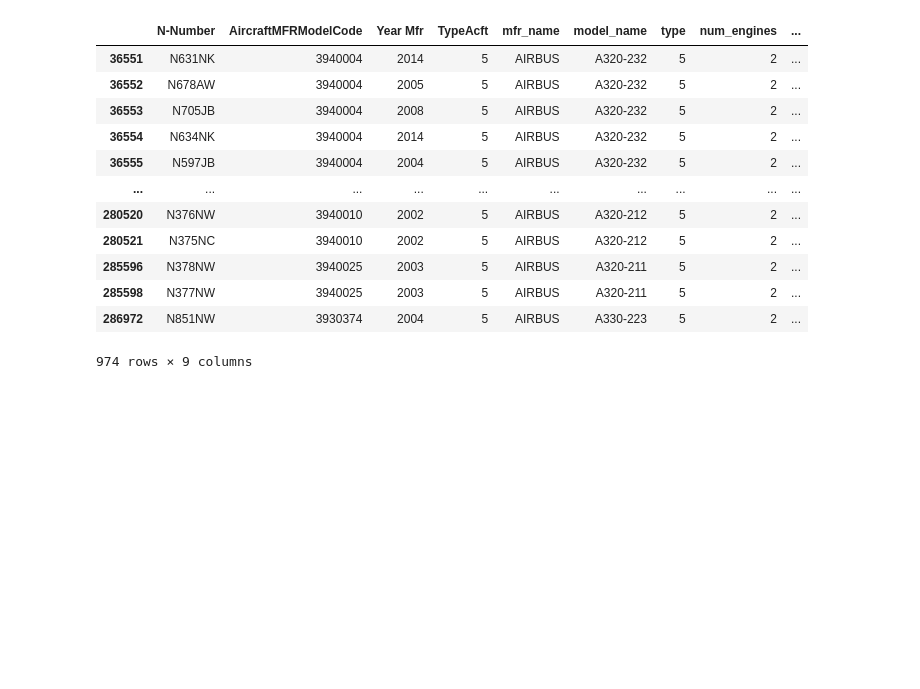
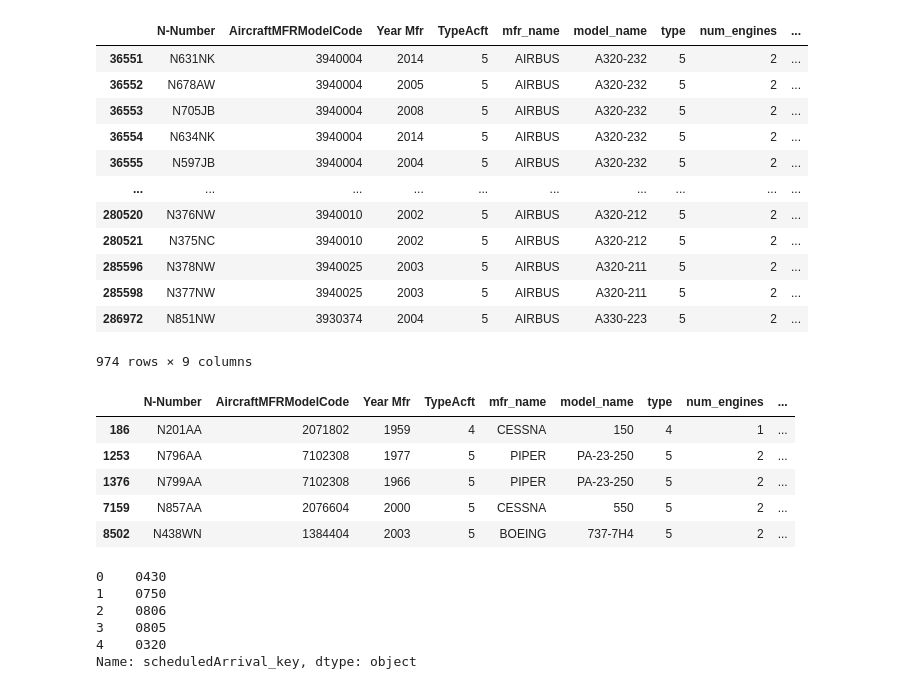
Before and after one commit to dbouris/Flight_Delays_Analysis, a Jupyter notebook: Flight-Delays.ipynb, the cells around one changed output. Drawn from its saved outputs; the diff is of its cells as text; code cells hidden in the pictures; blank space fills up the shorter version.

```diff
--- a/Flight-Delays.ipynb
+++ b/Flight-Delays.ipynb
@@ -220,3 +220,21 @@ aircraft_info[aircraft_info['mfr_name'] == 'AIRBUS']
 | 285598 | N377NW | 3940025 | 2003 | 5 | AIRBUS | A320-211 | 5 | 2 | ... |
 | 286972 | N851NW | 3930374 | 2004 | 5 | AIRBUS | A330-223 | 5 | 2 | ... |
 974 rows × 9 columns
+# %%
+aircraft_info.head(5)
+# %% [output]
+|  | N-Number | AircraftMFRModelCode | Year Mfr | TypeAcft | mfr_name | model_name | type | num_engines | ... |
+| 186 | N201AA | 2071802 | 1959 | 4 | CESSNA | 150 | 4 | 1 | ... |
+| 1253 | N796AA | 7102308 | 1977 | 5 | PIPER | PA-23-250 | 5 | 2 | ... |
+| 1376 | N799AA | 7102308 | 1966 | 5 | PIPER | PA-23-250 | 5 | 2 | ... |
+| 7159 | N857AA | 2076604 | 2000 | 5 | CESSNA | 550 | 5 | 2 | ... |
+| 8502 | N438WN | 1384404 | 2003 | 5 | BOEING | 737-7H4 | 5 | 2 | ... |
+# %%
+flights['scheduledArrival_key'].head(5)
+# %% [output]
+0    0430
+1    0750
+2    0806
+3    0805
+4    0320
+Name: scheduledArrival_key, dtype: object
```
Also changed, not shown: parts of 8 cells of this notebook, 1 other file.
